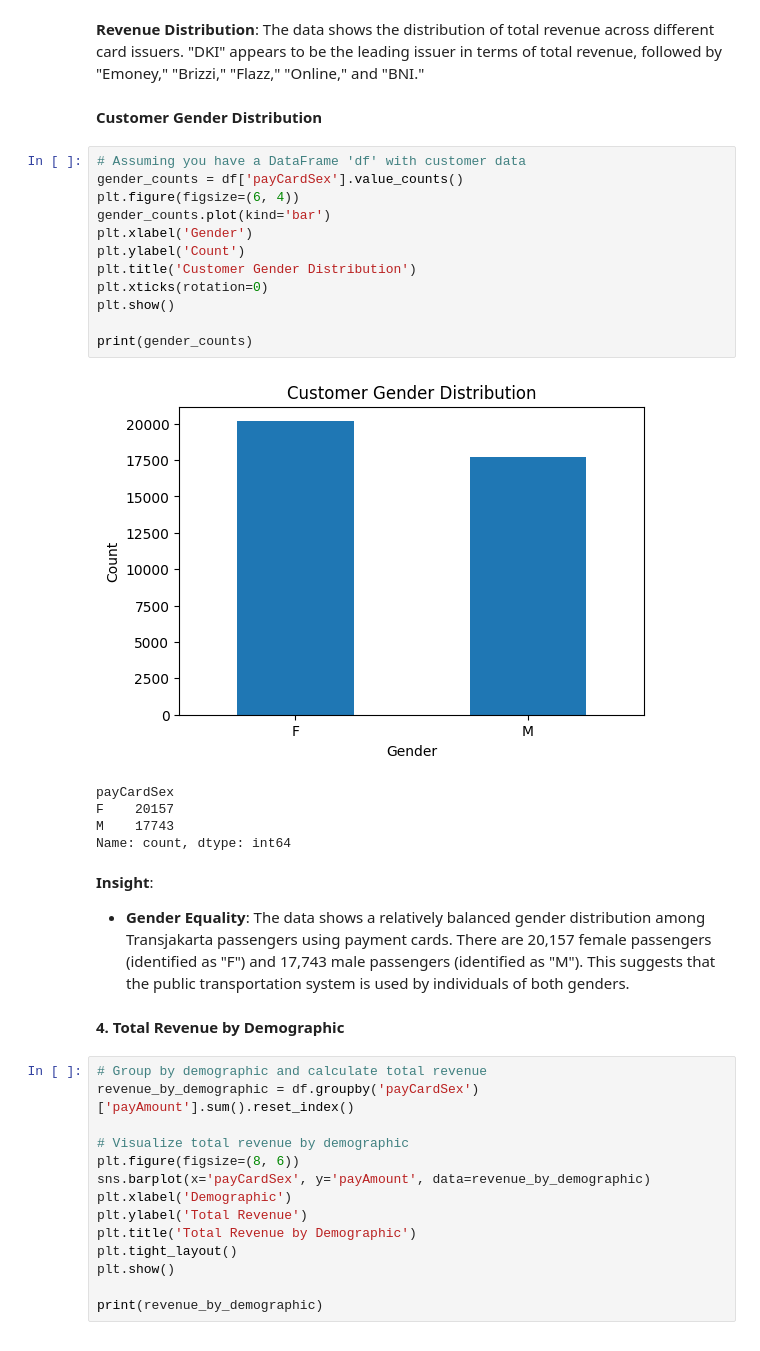
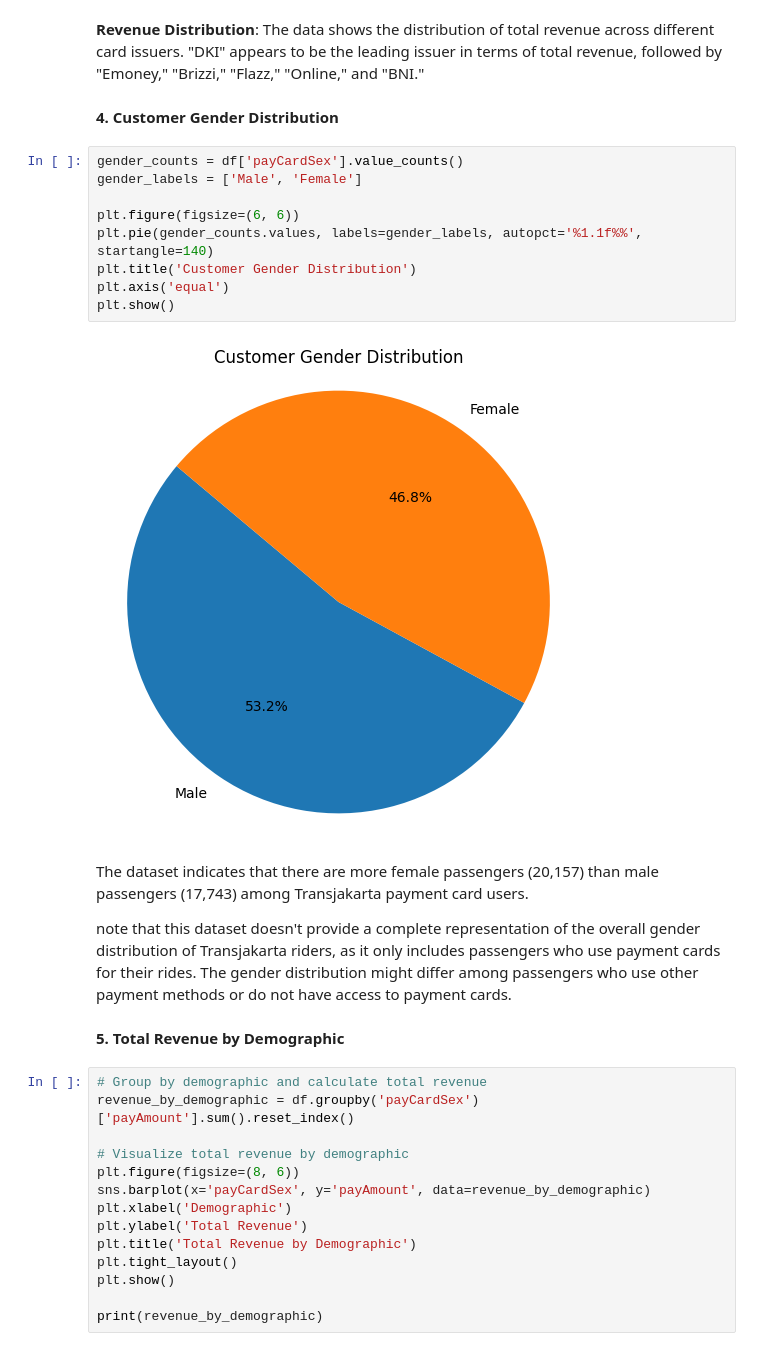
Before and after one commit to Chris503g/Impact-of-Payment-Card-Issuers-on-Ridership-and-Revenue----Transjakarta-Dataset, a Jupyter notebook: main.ipynb, the cells around one changed output. Cells and saved outputs as stored; diff of their text form.

```diff
--- a/main.ipynb
+++ b/main.ipynb
@@ -250,30 +269,24 @@ print(revenue_by_issuer)
 # %% [markdown]
 **Revenue Distribution**: The data shows the distribution of total revenue across different card issuers. "DKI" appears to be the leading issuer in terms of total revenue, followed by "Emoney," "Brizzi," "Flazz," "Online," and "BNI."
 # %% [markdown]
-**Customer Gender Distribution**
+**4. Customer Gender Distribution**
-# %%
-# Assuming you have a DataFrame 'df' with customer data
-gender_counts = df['payCardSex'].value_counts()
-plt.figure(figsize=(6, 4))
-gender_counts.plot(kind='bar')
-plt.xlabel('Gender')
-plt.ylabel('Count')
-plt.title('Customer Gender Distribution')
-plt.xticks(rotation=0)
-plt.show()
-
-print(gender_counts)
-# %% [output]
-[figure, removed]
-payCardSex
-F    20157
-M    17743
-Name: count, dtype: int64
-# %% [markdown]
-**Insight**:
-- **Gender Equality**: The data shows a relatively balanced gender distribution among Transjakarta passengers using payment cards. There are 20,157 female passengers (identified as "F") and 17,743 male passengers (identified as "M"). This suggests that the public transportation system is used by individuals of both genders.
+# %%
+gender_counts = df['payCardSex'].value_counts()
+gender_labels = ['Male', 'Female']
+
+plt.figure(figsize=(6, 6))
+plt.pie(gender_counts.values, labels=gender_labels, autopct='%1.1f%%', startangle=140)
+plt.title('Customer Gender Distribution')
+plt.axis('equal')
+plt.show()
+# %% [output]
+[figure, added]
+# %% [markdown]
+The dataset indicates that there are more female passengers (20,157) than male passengers (17,743) among Transjakarta payment card users.
+
+note that this dataset doesn't provide a complete representation of the overall gender distribution of Transjakarta riders, as it only includes passengers who use payment cards for their rides. The gender distribution might differ among passengers who use other payment methods or do not have access to payment cards.
 # %% [markdown]
-**4. Total Revenue by Demographic**
+**5. Total Revenue by Demographic**
 # %%
 # Group by demographic and calculate total revenue
 revenue_by_demographic = df.groupby('payCardSex')['payAmount'].sum().reset_index()
```
Also changed, not shown: parts of 14 cells of this notebook.
